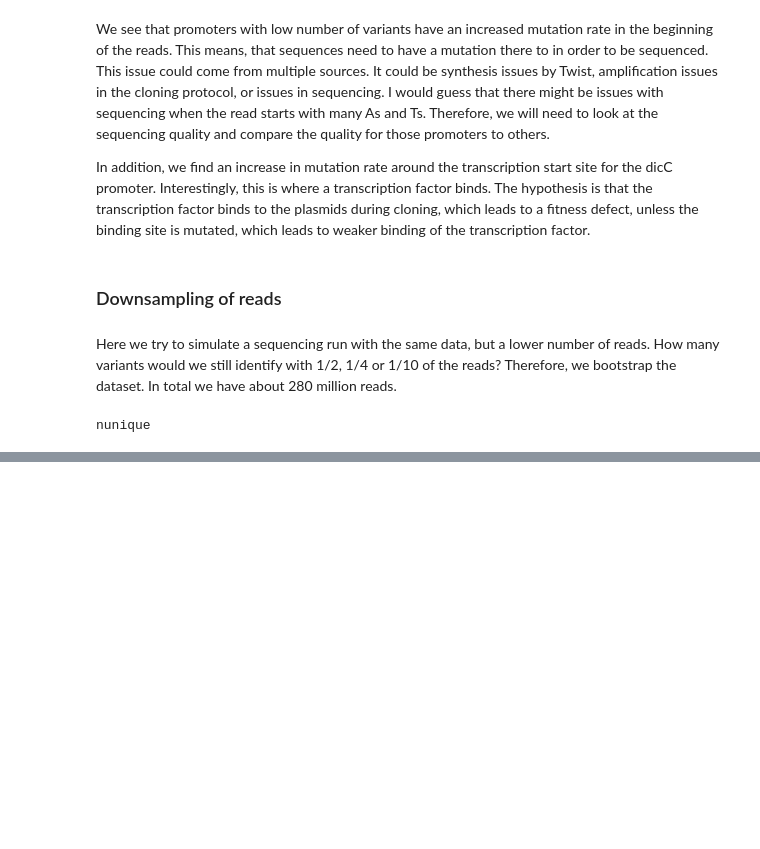
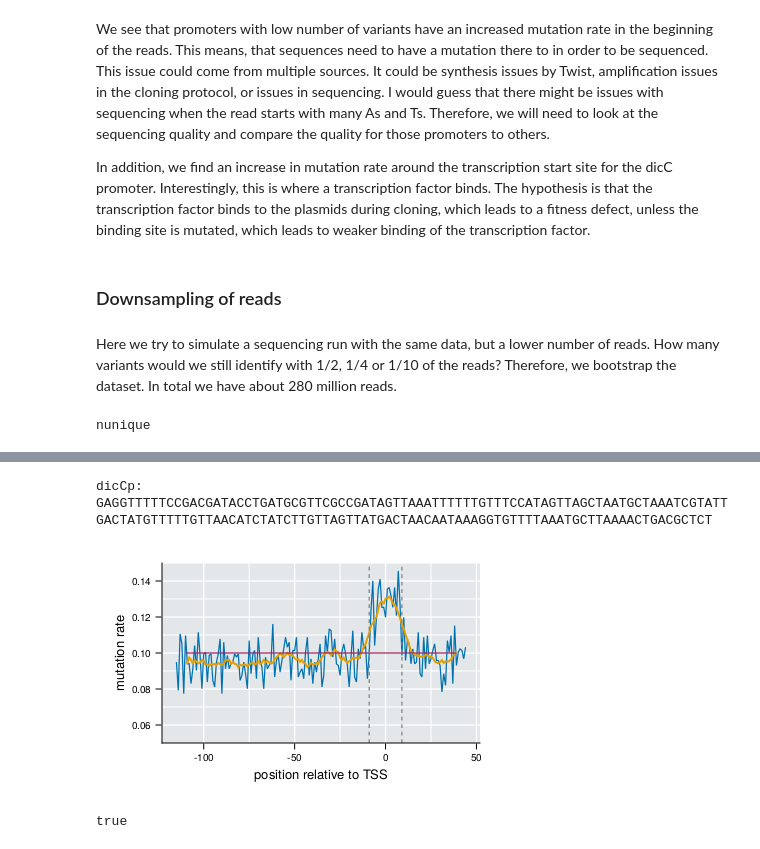
Before and after one commit to RPGroup-PBoC/Reg-Seq-2, a Jupyter notebook: code/processing/20220514_mapping/mapping_aligned_promoters.ipynb, the cells around one changed output, grey strips where cells are left out. Drawn from its saved outputs; the diff is of its cells as text; code cells hidden in the pictures; blank space fills up the shorter version.

Commit message:
long overdue

```diff
--- a/code/processing/20220514_mapping/mapping_aligned_promoters.ipynb
+++ b/code/processing/20220514_mapping/mapping_aligned_promoters.ipynb
@@ -406,0 +463,43 @@ display(fig)
+# %%
+fig = Figure(resolution=(400, 250))
+
+prom = "dicCp"
+df_thresh.promoter = map(x -> LongDNA{4}(x), df_thresh.promoter)
+
+seq = df_seqs[df_seqs.promoter .== prom, :sequence][1][27:186]
+println(prom, ": ", seq)
+
+pfm = df_thresh[df_thresh.name .== prom, :promoter] |> PFM
+mut_rate = 1 .- maximum(pfm, dims=1) ./ length(df_thresh[df_thresh.name .== prom, :promoter]) |> vec
+mut_rate_av = [mean(mut_rate[i-5:i+5]) for i in 6:length(mut_rate)-5]
+
+ax = Axis(fig[1, 1])
+lines!(ax, collect(-115:1:44), mut_rate)
+lines!(ax, collect(-110:1:39), mut_rate_av, linewidth=2)
+
+ax.xlabel = "position relative to TSS"
+ax.ylabel = "mutation rate"
+lines!(ax, [-110, 39], [0.1, 0.1], color=wgregseq.plotting_style.my_color_dict["purple1"])
+ylims!(ax, 0.05, 0.15)
+
+#ax2 = Axis(fig[1, 2])
+#lines!(ax2, collect(-110:1:39), mut_rate_av)
+#lines!(ax2, [-110, 39], [0.1, 0.1])
+#ylims!(ax2, 0.05, 0.15)
+
+#ax2.xlabel = "position relative to TSS"
+#ax2.ylabel = "mutation rate \n(rolling average 11bp)"
+
+#vlines!(ax2, 107-116, color="grey", linestyle=:dash)
+#vlines!(ax2, 125-116, color="grey", linestyle=:dash)
+vlines!(ax, 107-116, color="grey", linestyle=:dash)
+vlines!(ax, 125-116, color="grey", linestyle=:dash)
+display(fig)
+save("../../../figures/dicCp_mutation_rate_oligos.pdf", fig)
+# %% [output]
+dicCp: GAGGTTTTTCCGACGATACCTGATGCGTTCGCCGATAGTTAAATTTTTTGTTTCCATAGTTAGCTAATGCTAAATCGTATTGACTATGTTTTTGTTAACATCTATCTTGTTAGTTATGACTAACAATAAAGGTGTTTTAAATGCTTAAAACTGACGCTCT
+[figure, added]
+# %%
+"dicCp" in df_thresh.name
+# %% [output]
+true
```
Also changed, not shown: parts of 18 cells of this notebook, 14 other files.
